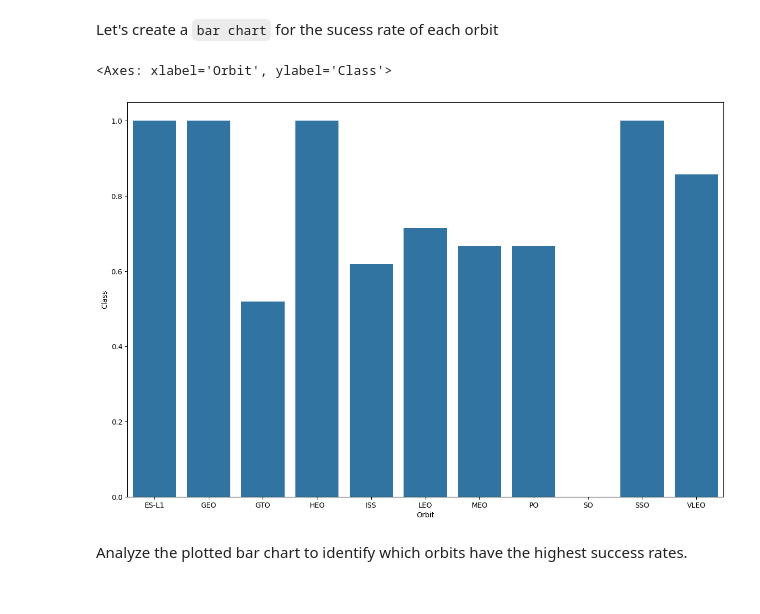
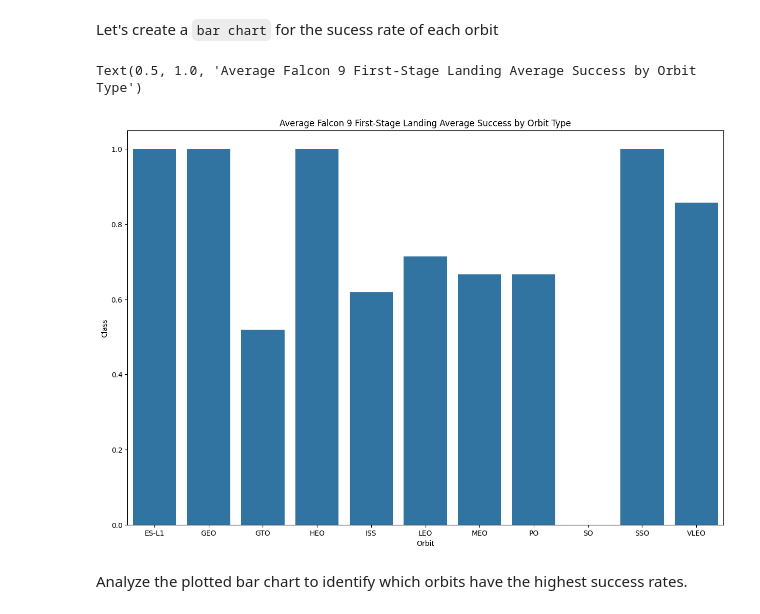
Before and after one commit to GmillerII/IBM-DS-SpaceX-Capstone, a Jupyter notebook: IBM DS EDA Visualizations.ipynb, the cells around one changed output. Drawn from its saved outputs; the diff is of its cells as text; code cells hidden in the pictures.

```diff
--- a/IBM DS EDA Visualizations.ipynb
+++ b/IBM DS EDA Visualizations.ipynb
@@ -174,11 +174,12 @@ Let's create a `bar chart` for the sucess rate of each orbit
 # %%
 # HINT use groupby method on Orbit column and get the mean of Class column
 plt.figure(figsize=(15, 10))
 #print(df_Orbit_ClassMean)
 sns.barplot(data = df.groupby('Orbit')['Class'].mean())
+plt.title("Average Falcon 9 First-Stage Landing Average Success by Orbit Type")
 # %% [output]
-<Axes: xlabel='Orbit', ylabel='Class'>
+Text(0.5, 1.0, 'Average Falcon 9 First-Stage Landing Average Success by Orbit Type')
-[figure, old version]
+[figure, new version]
 # %% [markdown]
 Analyze the plotted bar chart to identify which orbits have the highest success rates.
 # %% [markdown]
```
Also changed, not shown: parts of 1 cell of this notebook, 6 other files.
